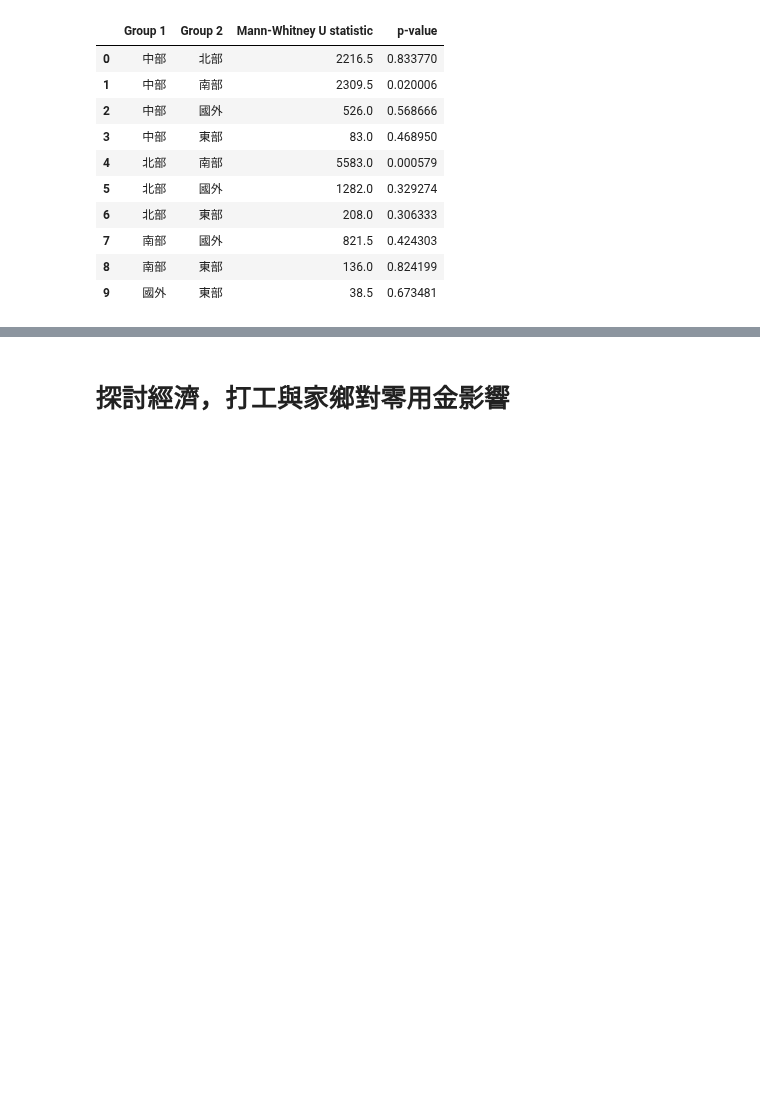
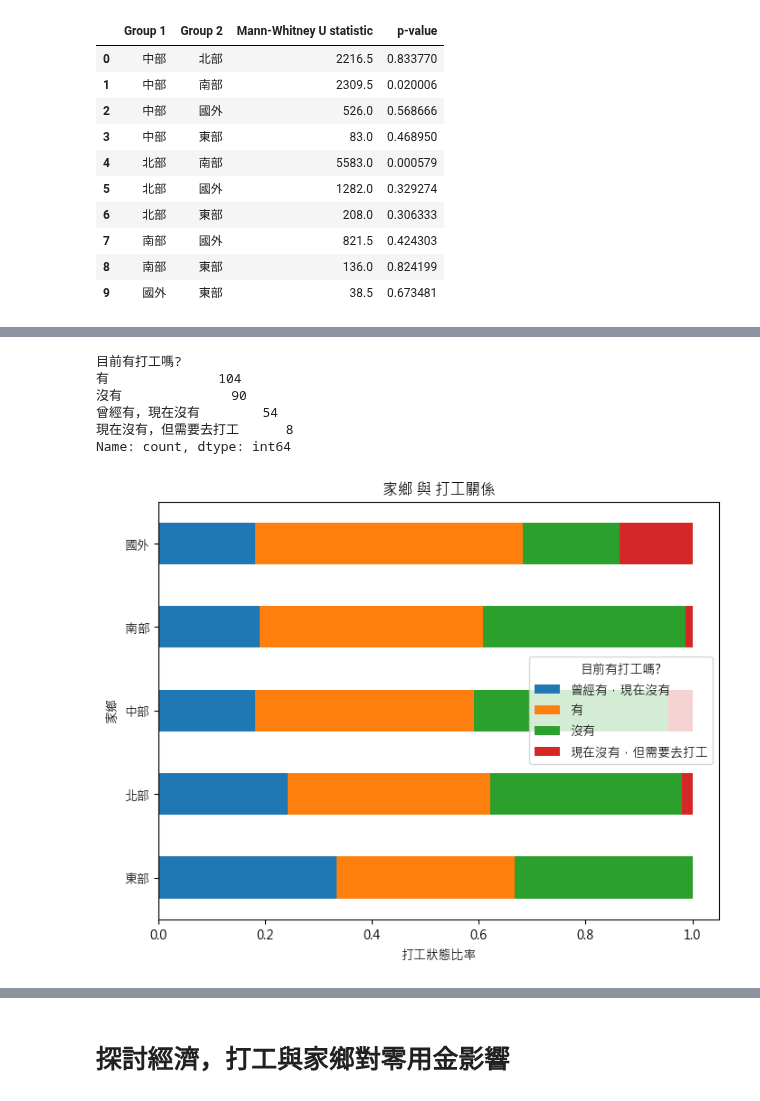
Before and after one commit to whats2000/coding-stuff-I-make-from-learning, a Jupyter notebook: Pythons/statistic/Pocket Money/PockerMoney.ipynb, the cells around one changed output, grey strips where cells are left out. Saved outputs shown, nothing was run; the diff lists cells and outputs as text; code cells hidden in the pictures; blank space fills up the shorter version.

```diff
--- a/Pythons/statistic/Pocket Money/PockerMoney.ipynb
+++ b/Pythons/statistic/Pocket Money/PockerMoney.ipynb
@@ -439,0 +533,27 @@ results_df
+# %%
+df['目前有打工嗎?'].value_counts()
+# %% [output]
+目前有打工嗎?
+有              104
+沒有              90
+曾經有，現在沒有        54
+現在沒有，但需要去打工      8
+Name: count, dtype: int64
+# %%
+# 計算不同職位的離職率
+hometown_work = df.groupby(['家鄉 (上大學前居住最久的區域)', '目前有打工嗎?']).size().unstack()
+hometown_work_ratio = hometown_work.div(hometown_work.sum(axis=1), axis=0)
+
+# 根據離職率排序
+hometown_work_ratio_sorted = hometown_work_ratio.sort_values(by=['有', '沒有', '曾經有，現在沒有', '現在沒有，但需要去打工'], ascending=False)
+
+# 繪製堆疊條形圖
+ax = hometown_work_ratio_sorted.plot(kind='barh', stacked=True, figsize=(8,6))
+ax.set_title('家鄉 與 打工關係')
+ax.set_xlabel('打工狀態比率')
+ax.set_ylabel('家鄉')
+plt.gca().invert_yaxis()
+
+plt.show()
+# %% [output]
+[figure, added]
```
Also changed, not shown: parts of 12 cells of this notebook.
